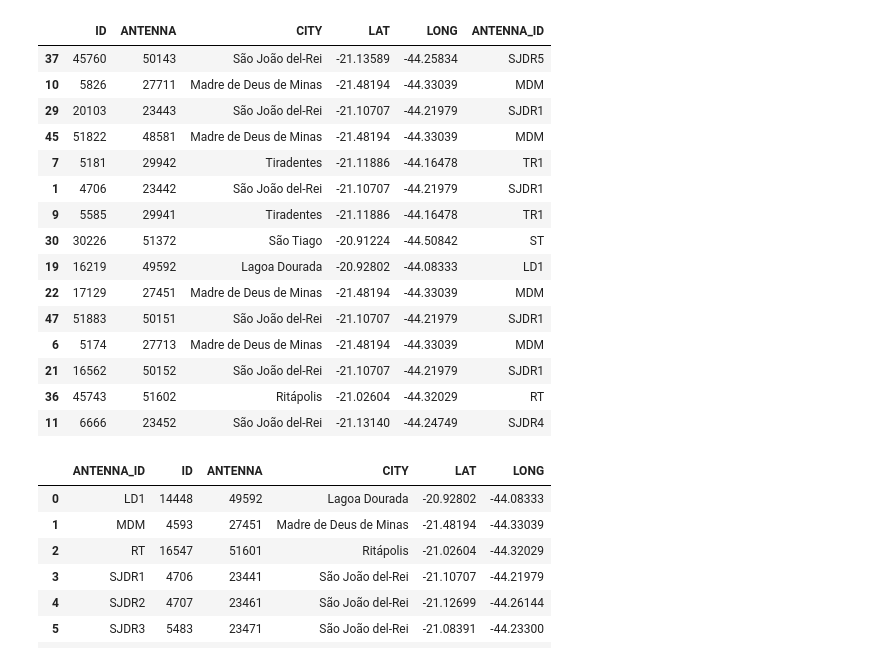
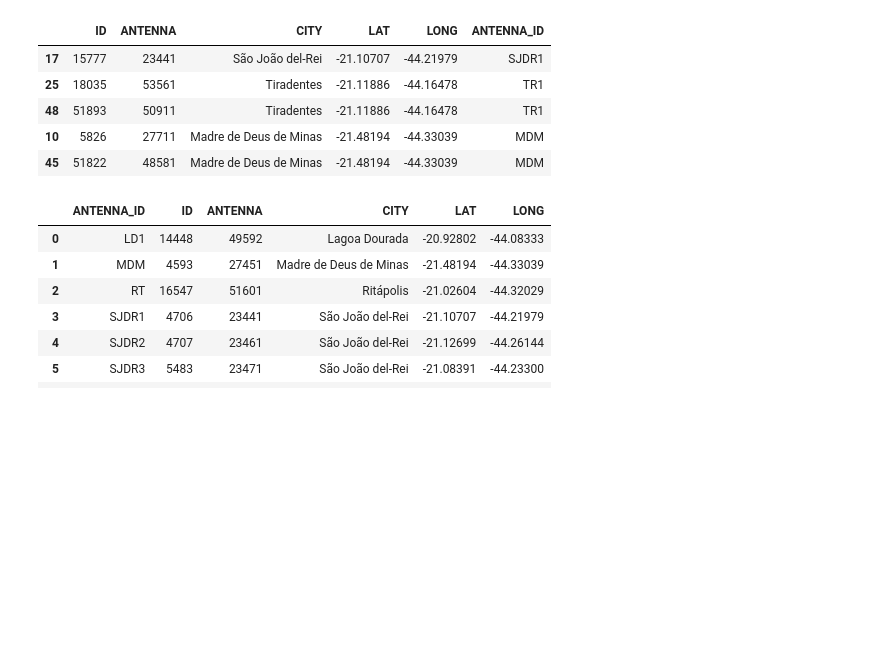
Before and after one commit to ghmc91/Projeto_Mestrado, a Jupyter notebook: Distance_Traveled_By_User.ipynb, the cells around one changed output. Cells and saved outputs as stored; diff of their text form; code cells hidden in the pictures; blank space fills up the shorter version.

```diff
--- a/Distance_Traveled_By_User.ipynb
+++ b/Distance_Traveled_By_User.ipynb
@@ -28,23 +19,13 @@ df_user_with_residence
 # %%
 antennas_with_id = pd.read_csv('/home/gustavo/Desktop/Mestrado/mestrado_dados/dados_18.11/antenas_with_id.csv', index_col=0)
-antennas_with_id.sample(15)
+antennas_with_id.sample(5)
 # %% [output]
 |  | ID | ANTENNA | CITY | LAT | LONG | ANTENNA_ID |
-| 37 | 45760 | 50143 | São João del-Rei | -21.13589 | -44.25834 | SJDR5 |
+| 17 | 15777 | 23441 | São João del-Rei | -21.10707 | -44.21979 | SJDR1 |
+| 25 | 18035 | 53561 | Tiradentes | -21.11886 | -44.16478 | TR1 |
+| 48 | 51893 | 50911 | Tiradentes | -21.11886 | -44.16478 | TR1 |
 | 10 | 5826 | 27711 | Madre de Deus de Minas | -21.48194 | -44.33039 | MDM |
-| 29 | 20103 | 23443 | São João del-Rei | -21.10707 | -44.21979 | SJDR1 |
 | 45 | 51822 | 48581 | Madre de Deus de Minas | -21.48194 | -44.33039 | MDM |
-| 7 | 5181 | 29942 | Tiradentes | -21.11886 | -44.16478 | TR1 |
-| 1 | 4706 | 23442 | São João del-Rei | -21.10707 | -44.21979 | SJDR1 |
-| 9 | 5585 | 29941 | Tiradentes | -21.11886 | -44.16478 | TR1 |
-| 30 | 30226 | 51372 | São Tiago | -20.91224 | -44.50842 | ST |
-| 19 | 16219 | 49592 | Lagoa Dourada | -20.92802 | -44.08333 | LD1 |
-| 22 | 17129 | 27451 | Madre de Deus de Minas | -21.48194 | -44.33039 | MDM |
-| 47 | 51883 | 50151 | São João del-Rei | -21.10707 | -44.21979 | SJDR1 |
-| 6 | 5174 | 27713 | Madre de Deus de Minas | -21.48194 | -44.33039 | MDM |
-| 21 | 16562 | 50152 | São João del-Rei | -21.10707 | -44.21979 | SJDR1 |
-| 36 | 45743 | 51602 | Ritápolis | -21.02604 | -44.32029 | RT |
-| 11 | 6666 | 23452 | São João del-Rei | -21.13140 | -44.24749 | SJDR4 |
 # %%
 antennas_with_id.groupby(['ANTENNA_ID']).min().reset_index()
 # %% [output]
```
Also changed, not shown: parts of 23 cells of this notebook, 3 other files.
